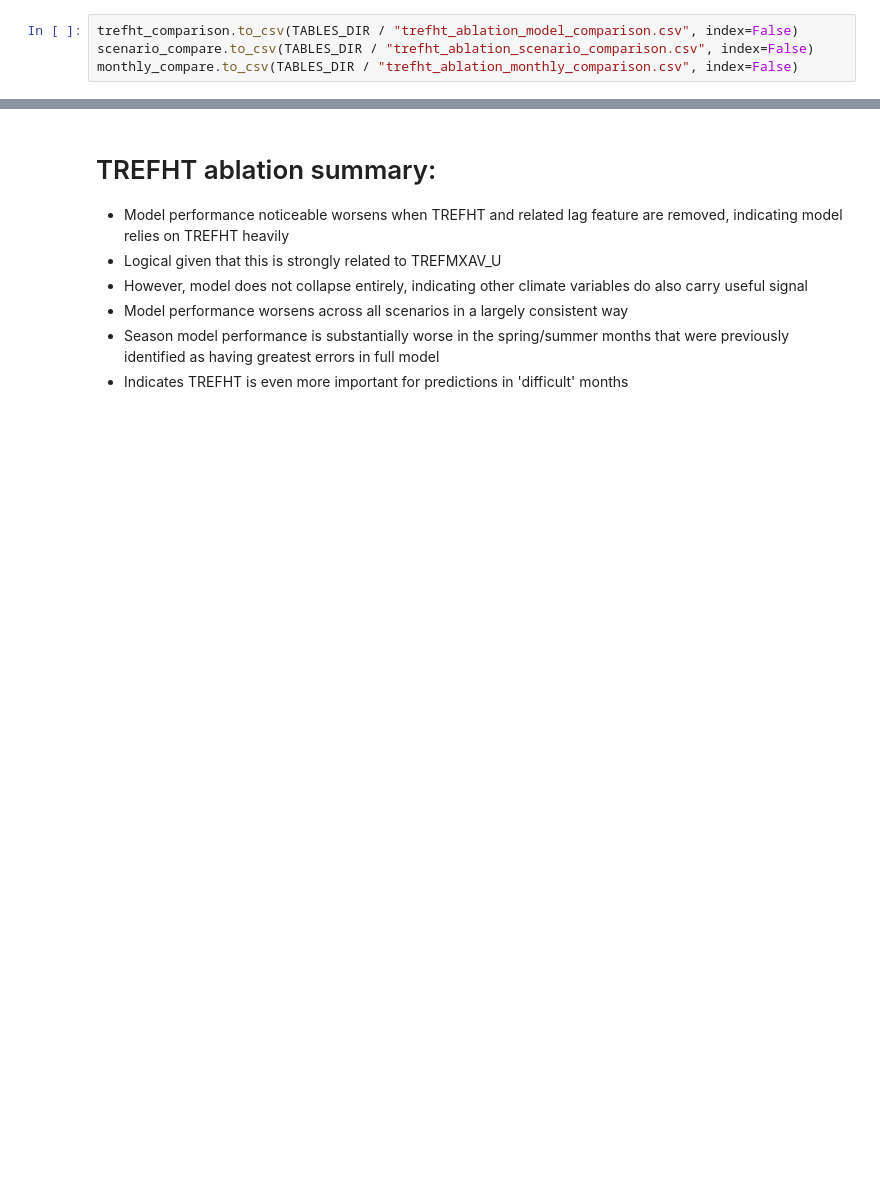
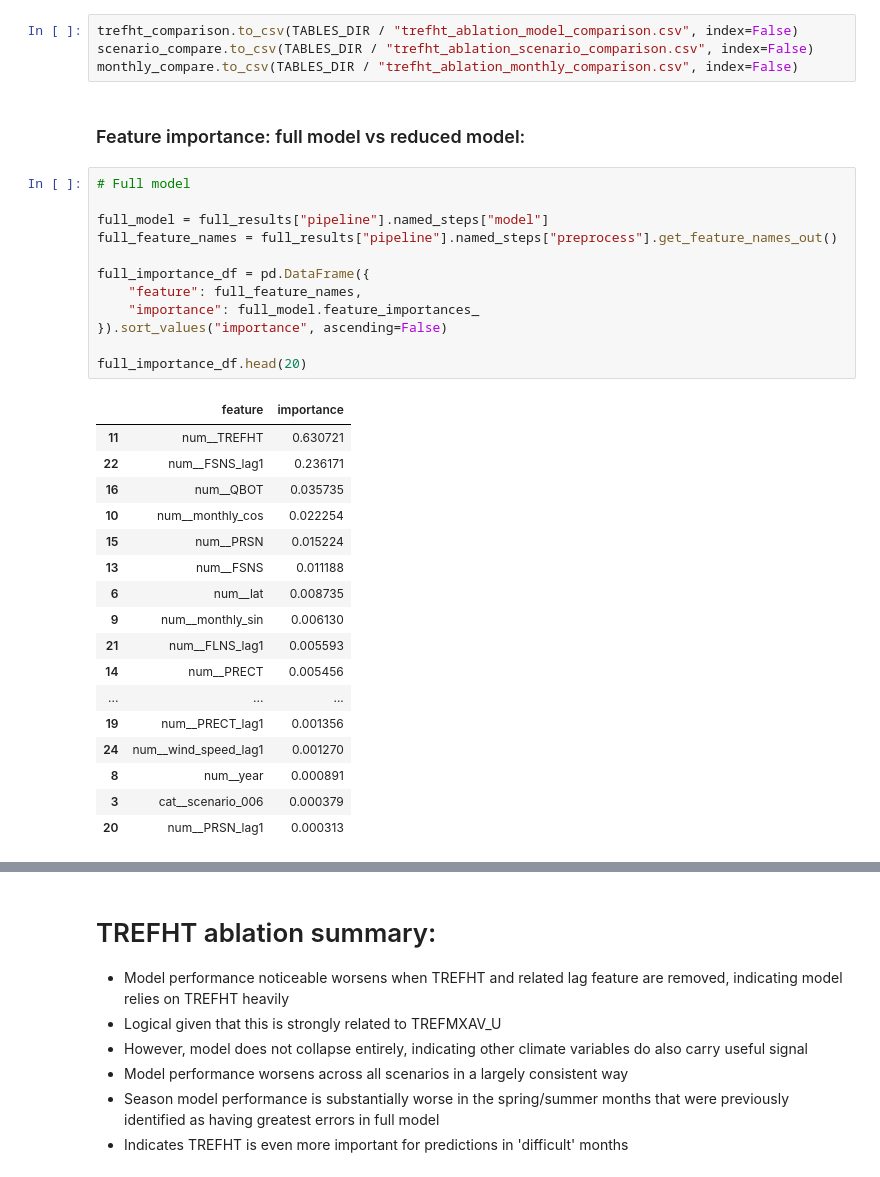
Before and after one commit to Jacob-DS-1/eds_project2, a Jupyter notebook: notebooks/03_modelling_xgboost.ipynb, the cells around one changed output, grey strips where cells are left out. Drawn from its saved outputs; the diff is of its cells as text; blank space fills up the shorter version.

```diff
--- a/notebooks/03_modelling_xgboost.ipynb
+++ b/notebooks/03_modelling_xgboost.ipynb
@@ -998,3 +995,35 @@ Index([1, 2, 3, 4, 5, 6, 7, 8, 9, 10, 11, 12], dtype='int64', name='month')
 trefht_comparison.to_csv(TABLES_DIR / "trefht_ablation_model_comparison.csv", index=False)
 scenario_compare.to_csv(TABLES_DIR / "trefht_ablation_scenario_comparison.csv", index=False)
 monthly_compare.to_csv(TABLES_DIR / "trefht_ablation_monthly_comparison.csv", index=False)
+# %% [markdown]
+### Feature importance: full model vs reduced model:
+# %%
+# Full model
+
+full_model = full_results["pipeline"].named_steps["model"]
+full_feature_names = full_results["pipeline"].named_steps["preprocess"].get_feature_names_out()
+
+full_importance_df = pd.DataFrame({
+    "feature": full_feature_names,
+    "importance": full_model.feature_importances_
+}).sort_values("importance", ascending=False)
+
+full_importance_df.head(20)
+# %% [output]
+|  | feature | importance |
+| 11 | num__TREFHT | 0.630721 |
+| 22 | num__FSNS_lag1 | 0.236171 |
+| 16 | num__QBOT | 0.035735 |
+| 10 | num__monthly_cos | 0.022254 |
+| 15 | num__PRSN | 0.015224 |
+| 13 | num__FSNS | 0.011188 |
+| 6 | num__lat | 0.008735 |
+| 9 | num__monthly_sin | 0.006130 |
+| 21 | num__FLNS_lag1 | 0.005593 |
+| 14 | num__PRECT | 0.005456 |
+| ... | ... | ... |
+| 19 | num__PRECT_lag1 | 0.001356 |
+| 24 | num__wind_speed_lag1 | 0.001270 |
+| 8 | num__year | 0.000891 |
+| 3 | cat__scenario_006 | 0.000379 |
+| 20 | num__PRSN_lag1 | 0.000313 |
```
Also changed, not shown: parts of 7 cells of this notebook.
